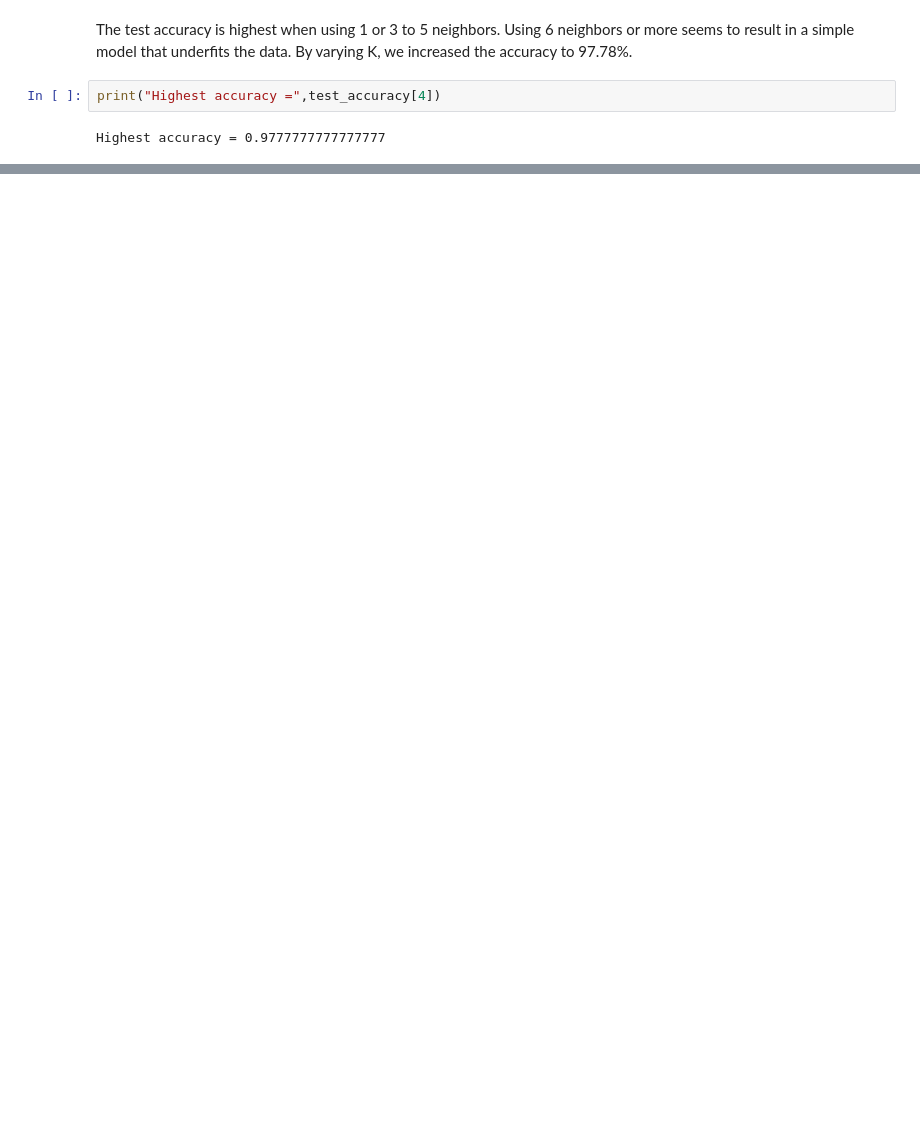
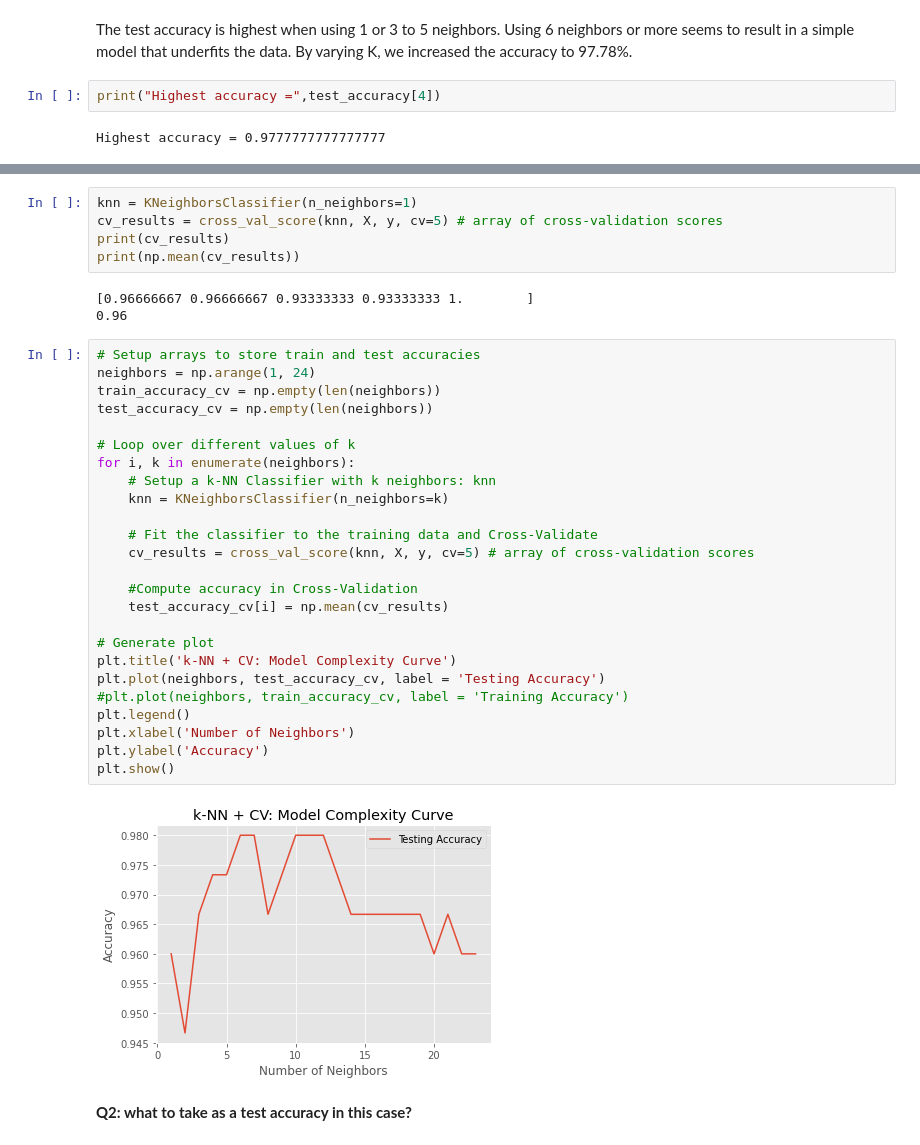
Before and after one commit to ysereda/Machine_Learning, a Jupyter notebook: Classification_kNN.Iris.ipynb, the cells around one changed output, grey strips where cells are left out. Cells and saved outputs as stored; diff of their text form; blank space fills up the shorter version.

```diff
--- a/Classification_kNN.Iris.ipynb
+++ b/Classification_kNN.Iris.ipynb
@@ -204,0 +224,37 @@ Highest accuracy = 0.9777777777777777
+# %%
+knn = KNeighborsClassifier(n_neighbors=1)
+cv_results = cross_val_score(knn, X, y, cv=5) # array of cross-validation scores
+print(cv_results)
+print(np.mean(cv_results))
+# %% [output]
+[0.96666667 0.96666667 0.93333333 0.93333333 1.        ]
+0.96
+# %%
+# Setup arrays to store train and test accuracies
+neighbors = np.arange(1, 24)
+train_accuracy_cv = np.empty(len(neighbors))
+test_accuracy_cv = np.empty(len(neighbors))
+
+# Loop over different values of k
+for i, k in enumerate(neighbors):
+    # Setup a k-NN Classifier with k neighbors: knn
+    knn = KNeighborsClassifier(n_neighbors=k)
+
+    # Fit the classifier to the training data and Cross-Validate
+    cv_results = cross_val_score(knn, X, y, cv=5) # array of cross-validation scores
+
+    #Compute accuracy in Cross-Validation
+    test_accuracy_cv[i] = np.mean(cv_results)
+
+# Generate plot
+plt.title('k-NN + CV: Model Complexity Curve')
+plt.plot(neighbors, test_accuracy_cv, label = 'Testing Accuracy')
+#plt.plot(neighbors, train_accuracy_cv, label = 'Training Accuracy')
+plt.legend()
+plt.xlabel('Number of Neighbors')
+plt.ylabel('Accuracy')
+plt.show()
+# %% [output]
+[figure, added]
+# %% [markdown]
+<b>Q2: what to take as a test accuracy in this case?</b>
```
Also changed, not shown: parts of 9 cells of this notebook.
